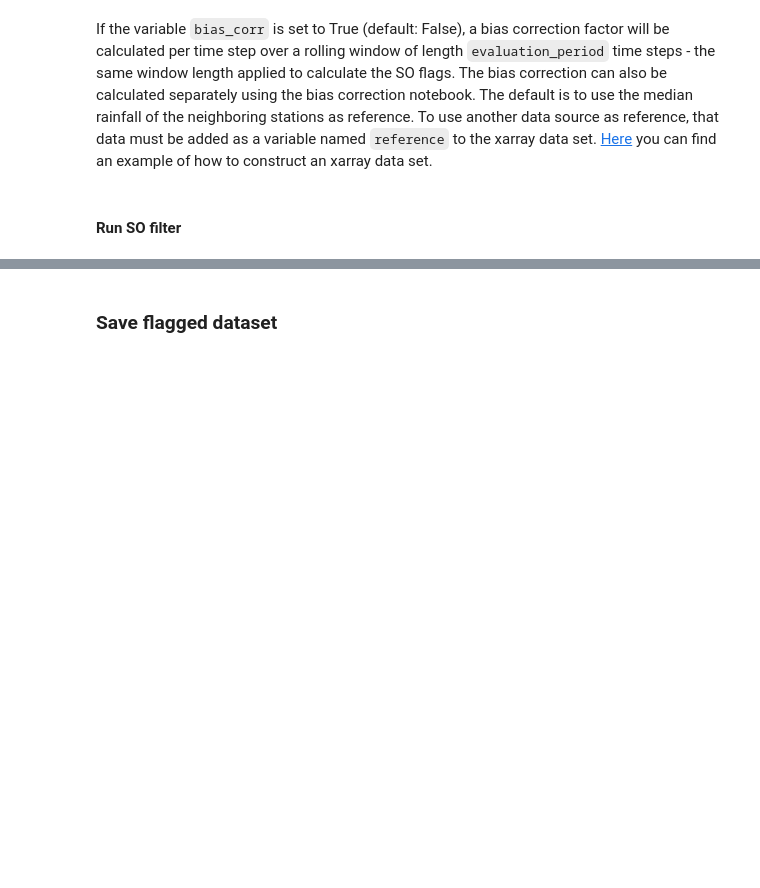
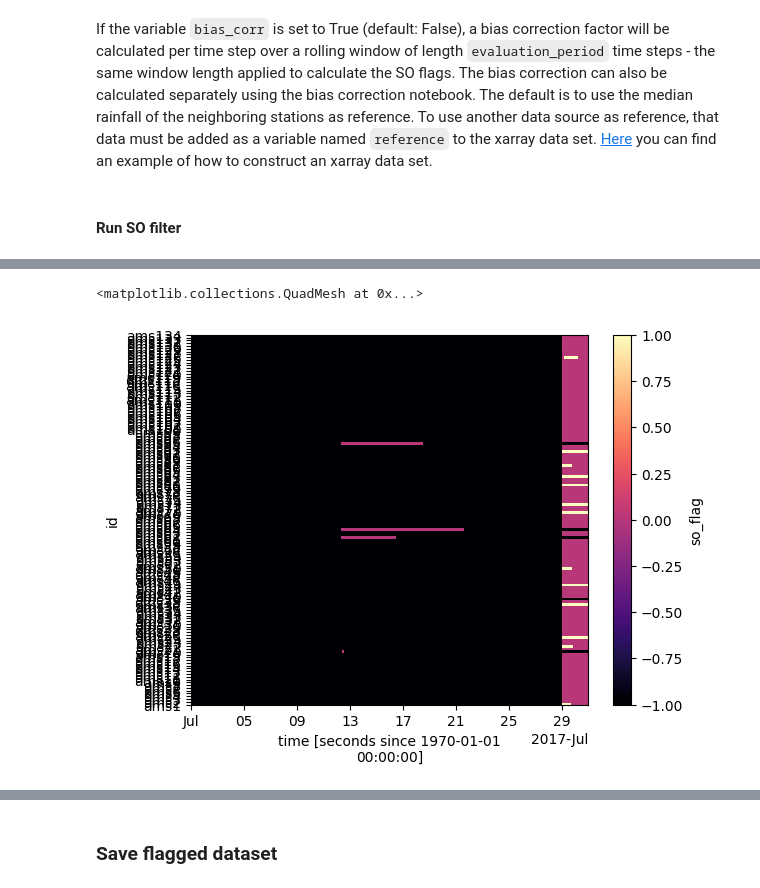
Before and after one commit to OpenSenseAction/pypwsqc, a Jupyter notebook: docs/notebooks/Station_Outlier_filter.ipynb, the cells around one changed output, grey strips where cells are left out. Drawn from its saved outputs; the diff is of its cells as text; code cells hidden in the pictures; blank space fills up the shorter version.

```diff
--- a/docs/notebooks/Station_Outlier_filter.ipynb
+++ b/docs/notebooks/Station_Outlier_filter.ipynb
@@ -127,8 +137,8 @@ ds_pws_flagged = pypwsqc.flagging.so_filter(
     n_stat,
     distance_matrix,
     max_distance,
-    bias_corr,
-    beta,
-    dbc,
+    bias_corr=True,
+    beta=beta,
+    dbc=dbc,
 )
 # %% [output]
@@ -136,0 +172,5 @@ Wall time: 0 ns
+# %%
+ds_pws_flagged.so_flag.plot(cmap="magma")
+# %% [output]
+<matplotlib.collections.QuadMesh at 0x...>
+[figure, added]
```
Also changed, not shown: parts of 8 cells of this notebook.
